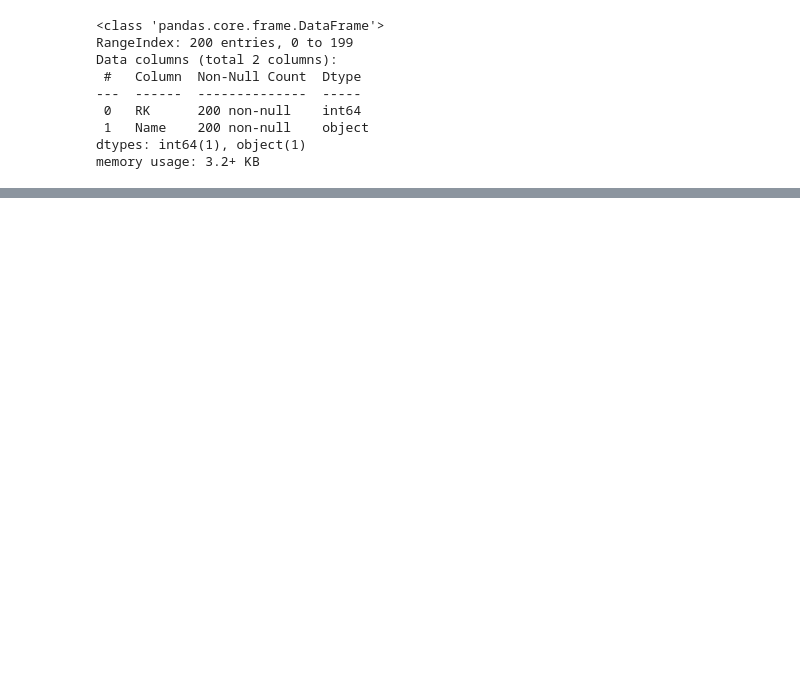
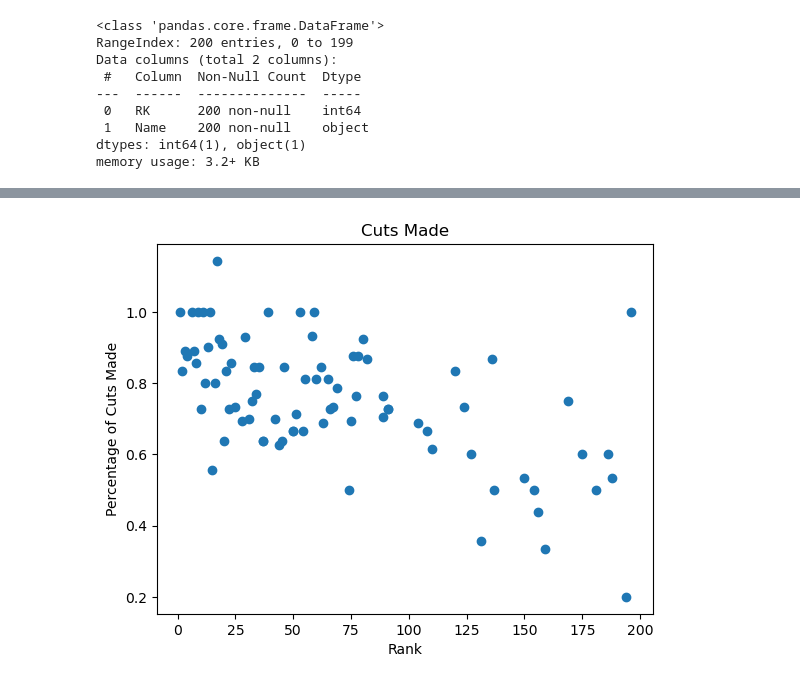
Before and after one commit to bolive2/golfData, a Jupyter notebook: Blog3.ipynb, the cells around one changed output, grey strips where cells are left out. Saved outputs shown, nothing was run; the diff lists cells and outputs as text; code cells hidden in the pictures; blank space fills up the shorter version.

```diff
--- a/Blog3.ipynb
+++ b/Blog3.ipynb
@@ -202,0 +302,8 @@ use.sort_values(by=['RK_x'])
+# %%
+plt.scatter(use['RK'],use['CUTS']/use['EVNTS'])
+plt.xlabel('Rank')
+plt.ylabel('Percentage of Cuts Made')
+plt.title('Cuts Made')
+#plt.savefig('Cuts.png')
+# %% [output]
+[figure, added]
```
Also changed, not shown: parts of 28 cells of this notebook.
